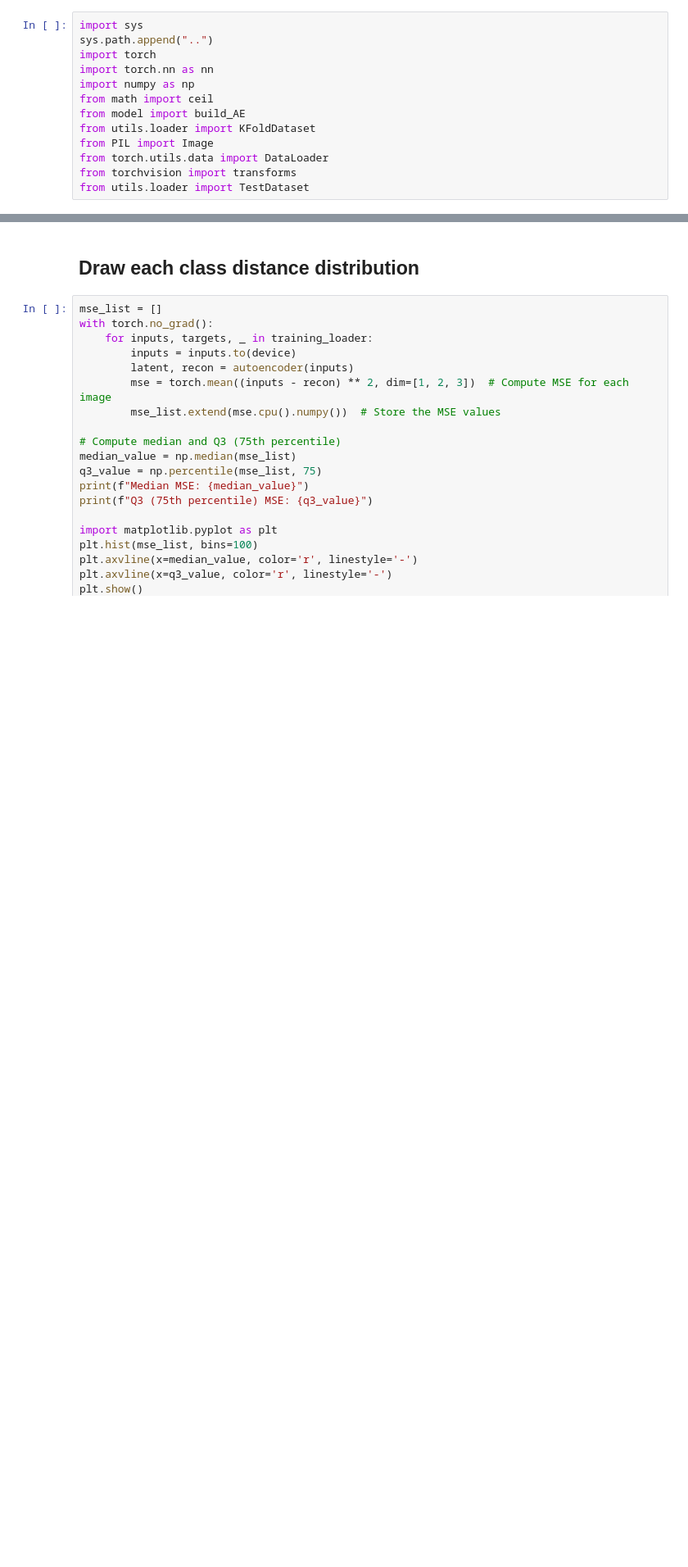
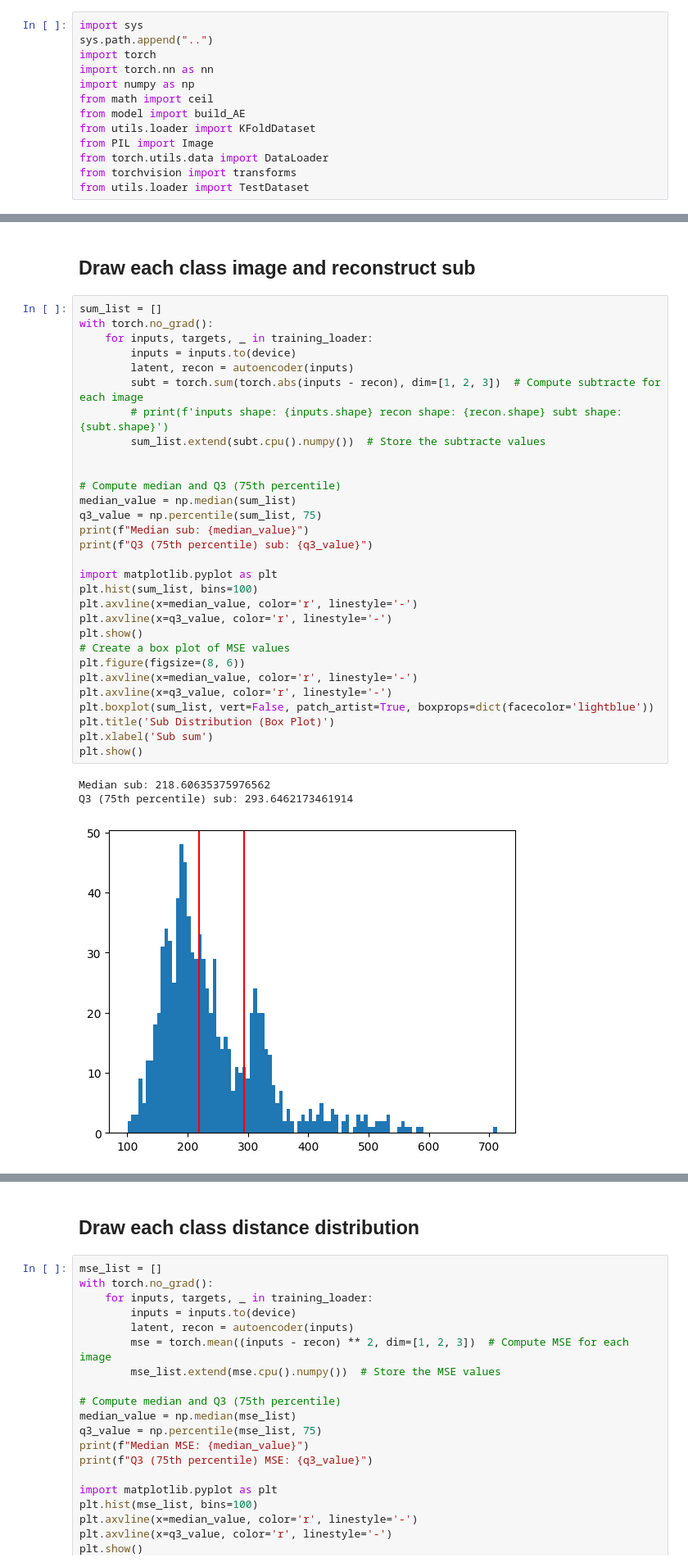
Before and after one commit to Samel0731/ae-zero-shot, a Jupyter notebook: experience/modeling_latent.ipynb, the cells around one changed output, grey strips where cells are left out. Shown at 82% size. Saved outputs shown, nothing was run; the diff lists cells and outputs as text; blank space fills up the shorter version.

```diff
--- a/experience/modeling_latent.ipynb
+++ b/experience/modeling_latent.ipynb
@@ -56,3 +56,39 @@ Autoencoder(
     )
   )
 )
+# %% [markdown]
+## Draw each class image and reconstruct sub
+# %%
+sum_list = []
+with torch.no_grad():
+    for inputs, targets, _ in training_loader:
+        inputs = inputs.to(device)
+        latent, recon = autoencoder(inputs)
+        subt = torch.sum(torch.abs(inputs - recon), dim=[1, 2, 3])  # Compute subtracte for each image
+        # print(f'inputs shape: {inputs.shape} recon shape: {recon.shape} subt shape: {subt.shape}')
+        sum_list.extend(subt.cpu().numpy())  # Store the subtracte values
+
+
+# Compute median and Q3 (75th percentile)
+median_value = np.median(sum_list)
+q3_value = np.percentile(sum_list, 75)
+print(f"Median sub: {median_value}")
+print(f"Q3 (75th percentile) sub: {q3_value}")
+
+import matplotlib.pyplot as plt
+plt.hist(sum_list, bins=100)
+plt.axvline(x=median_value, color='r', linestyle='-')
+plt.axvline(x=q3_value, color='r', linestyle='-')
+plt.show()
+# Create a box plot of MSE values
+plt.figure(figsize=(8, 6))
+plt.axvline(x=median_value, color='r', linestyle='-')
+plt.axvline(x=q3_value, color='r', linestyle='-')
+plt.boxplot(sum_list, vert=False, patch_artist=True, boxprops=dict(facecolor='lightblue'))
+plt.title('Sub Distribution (Box Plot)')
+plt.xlabel('Sub sum')
+plt.show()
+# %% [output]
+Median sub: 218.60635375976562
+Q3 (75th percentile) sub: 293.6462173461914
+[figure, added]
```
Also changed, not shown: parts of 12 cells of this notebook, 5 other files.
